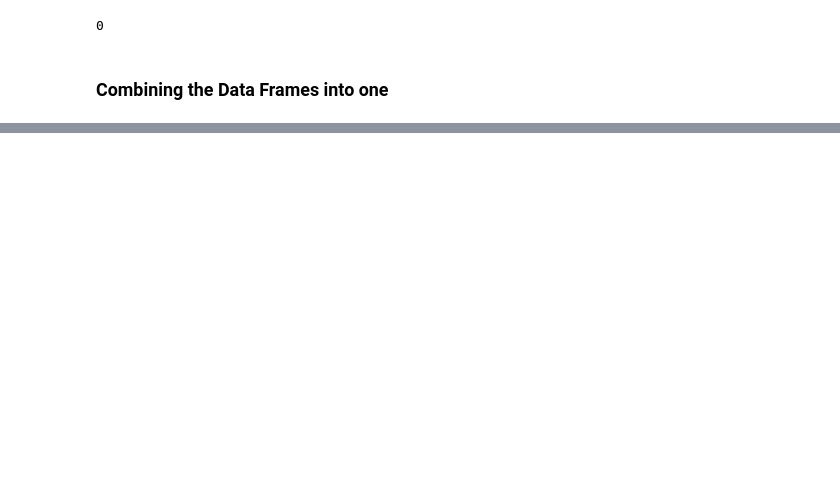
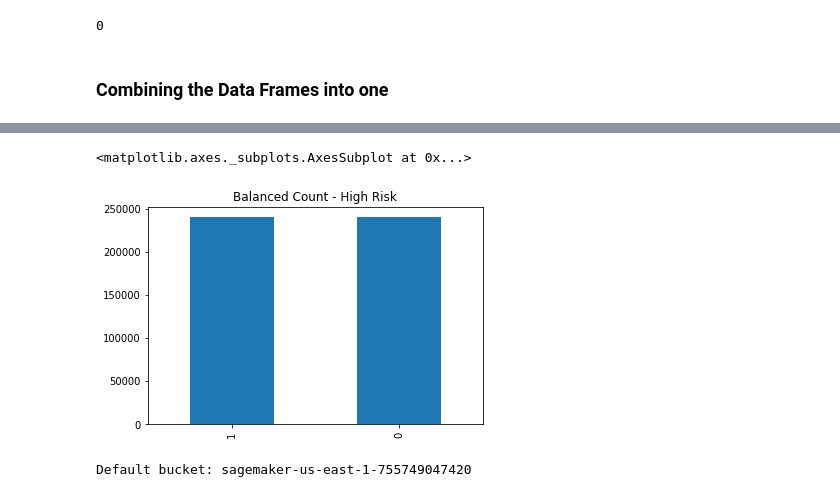
Before and after one commit to dmunger27/stroke-prediction, a Jupyter notebook: Balanced_Normalized_Split.ipynb, the cells around one changed output, grey strips where cells are left out. Saved outputs shown, nothing was run; the diff lists cells and outputs as text; code cells hidden in the pictures; blank space fills up the shorter version.

```diff
--- a/Balanced_Normalized_Split.ipynb
+++ b/Balanced_Normalized_Split.ipynb
@@ -1560,0 +1566,29 @@ No. of heart test examples: 76200
+# %%
+#Drop the one row with an NA value in training_merged
+training_merged = training_merged.dropna()
+#Balance the training data using SMOTE sampling
+from imblearn.over_sampling import SMOTE
+oversample = SMOTE()
+X_train, y_train = [training_merged.iloc[:,0:6], training_merged['HighRisk']]
+X_train_bal, y_train_bal = oversample.fit_resample(X_train, y_train)
+y_train_bal.value_counts().plot(kind = 'bar', title = 'Balanced Count - High Risk')
+# %% [output]
+<matplotlib.axes._subplots.AxesSubplot at 0x...>
+[figure, added]
+# %%
+#Send training data and test data to default S3 bucket
+#Create default bucket
+import os
+session = boto3.session.Session()
+region = session.region_name
+sagemaker_session = sagemaker.Session()
+bucket = sagemaker_session.default_bucket()
+s3 = boto3.Session().client(service_name = "s3", region_name = region)
+#Convert train and test data to csv
+train = pd.concat([X_train_bal, y_train_bal], axis = 1)
+train.to_csv('train.csv')
+test = testing_merged
+test.to_csv('test.csv')
+print("Default bucket: {}".format(bucket))
+# %% [output]
+Default bucket: sagemaker-us-east-1-755749047420
```
Also changed, not shown: parts of 26 cells of this notebook.
